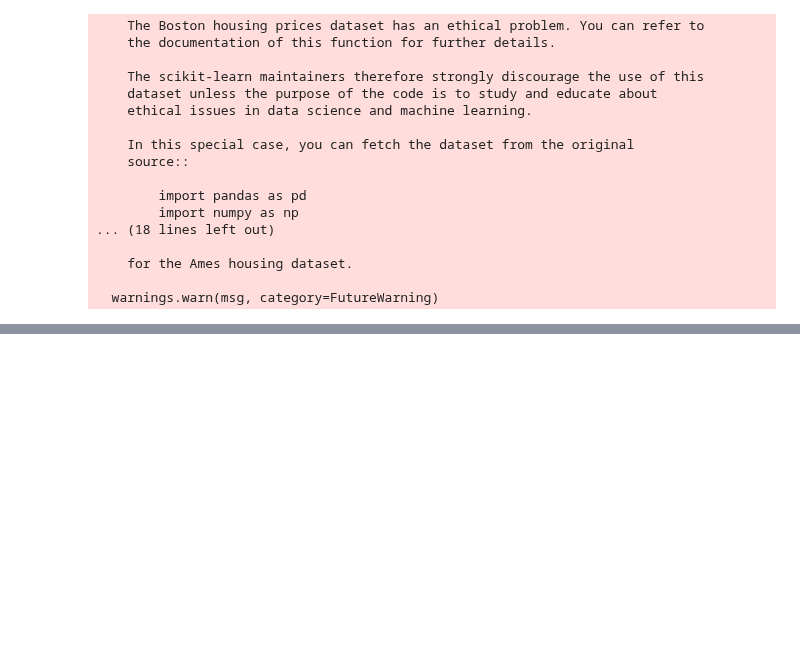
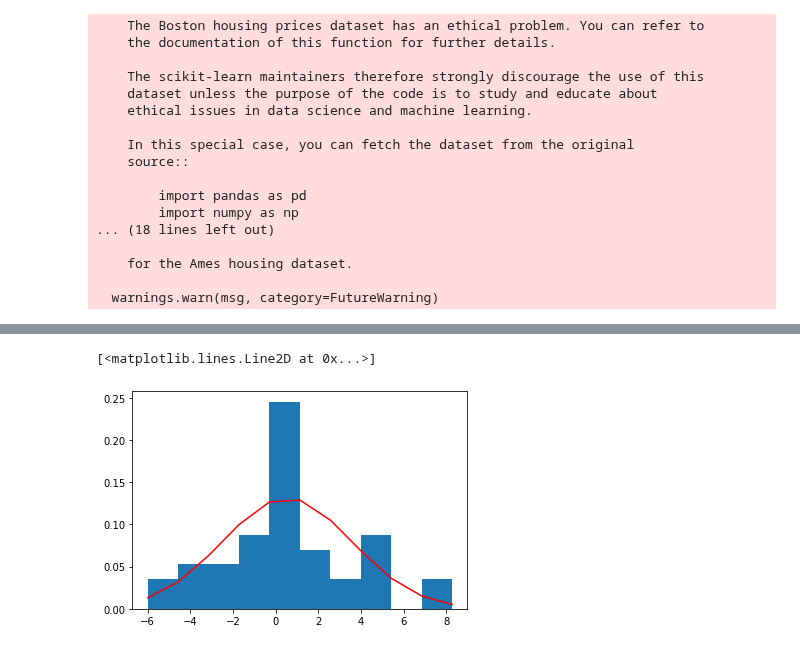
Before and after one commit to Stynic/train_ml_math, a Jupyter notebook: ml/low_level/module_3/notebook_3.ipynb, the cells around one changed output, grey strips where cells are left out. Drawn from its saved outputs; the diff is of its cells as text; code cells hidden in the pictures; blank space fills up the shorter version.

```diff
--- a/ml/low_level/module_3/notebook_3.ipynb
+++ b/ml/low_level/module_3/notebook_3.ipynb
@@ -279,0 +288,9 @@ plt.scatter(e, e2)
+# %%
+sigma = e.std()
+mu = e.mean()
+count, bins, _ = plt.hist(e, density=True)
+p_x = 1/(sigma * np.sqrt(2 * np.pi)) * np.exp( - (bins - mu)**2 / (2 * sigma**2) )
+plt.plot(bins, p_x, color='r')
+# %% [output]
+[<matplotlib.lines.Line2D at 0x...>]
+[figure, added]
```
Also changed, not shown: parts of 35 cells of this notebook.
